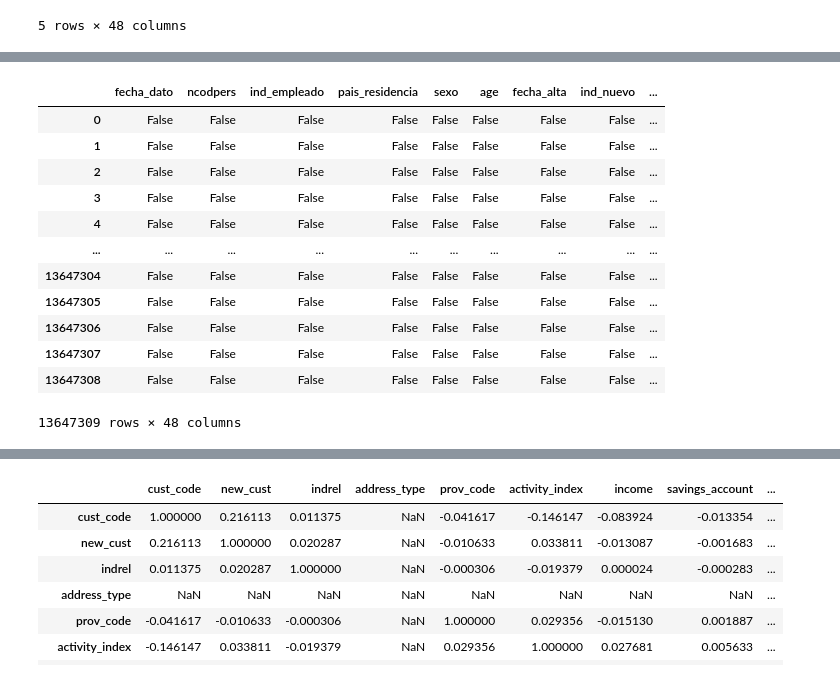
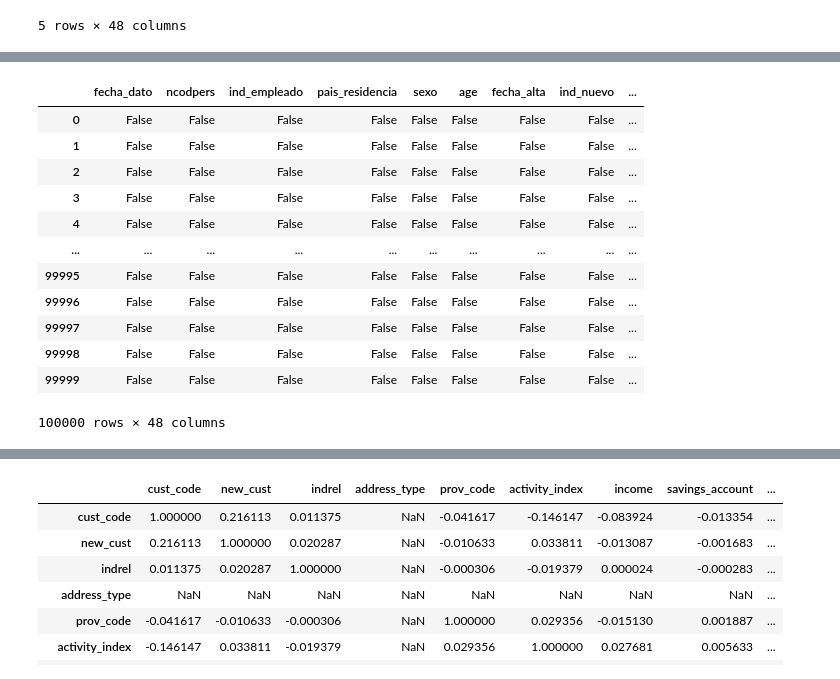
Before and after one commit to rehanganapathy/data-analytics-project, a Jupyter notebook: da.ipynb, the cells around one changed output, grey strips where cells are left out. Saved outputs shown, nothing was run; the diff lists cells and outputs as text; code cells hidden in the pictures.

```diff
--- a/da.ipynb
+++ b/da.ipynb
@@ -3,3 +4,3 @@ import pandas as pd
 # %%
-df=pd.read_csv("/Users/rehanganapathy/Desktop/santander-product-recommendation/train_ver2.csv")
+dfx = pd.read_csv("/Users/rehanganapathy/Desktop/santander-product-recommendation/train_ver2.csv", nrows=100000)
 # %%
@@ -31,19 +36,19 @@ df
 # %%
-df.isnull()
+dfx.isnull()
 # %% [output]
 |  | fecha_dato | ncodpers | ind_empleado | pais_residencia | sexo | age | fecha_alta | ind_nuevo | ... |
 | 0 | False | False | False | False | False | False | False | False | ... |
 | 1 | False | False | False | False | False | False | False | False | ... |
 | 2 | False | False | False | False | False | False | False | False | ... |
 | 3 | False | False | False | False | False | False | False | False | ... |
 | 4 | False | False | False | False | False | False | False | False | ... |
 | ... | ... | ... | ... | ... | ... | ... | ... | ... | ... |
-| 13647304 | False | False | False | False | False | False | False | False | ... |
-| 13647305 | False | False | False | False | False | False | False | False | ... |
-| 13647306 | False | False | False | False | False | False | False | False | ... |
-| 13647307 | False | False | False | False | False | False | False | False | ... |
-| 13647308 | False | False | False | False | False | False | False | False | ... |
+| 99995 | False | False | False | False | False | False | False | False | ... |
+| 99996 | False | False | False | False | False | False | False | False | ... |
+| 99997 | False | False | False | False | False | False | False | False | ... |
+| 99998 | False | False | False | False | False | False | False | False | ... |
+| 99999 | False | False | False | False | False | False | False | False | ... |
-13647309 rows × 48 columns
+100000 rows × 48 columns
 # %%
 cols = ['fetch_date', 'cust_code', 'emp_index', 'country', 'sex', 'age', 'cust_date', 'new_cust', 'cust_seniority',
 'indrel', 'last_date_as_primary', 'cust_type', 'cust_rel', 'residence_index', 'foreigner_index', 'spouse_index',
```
Also changed, not shown: parts of 34 cells of this notebook.
